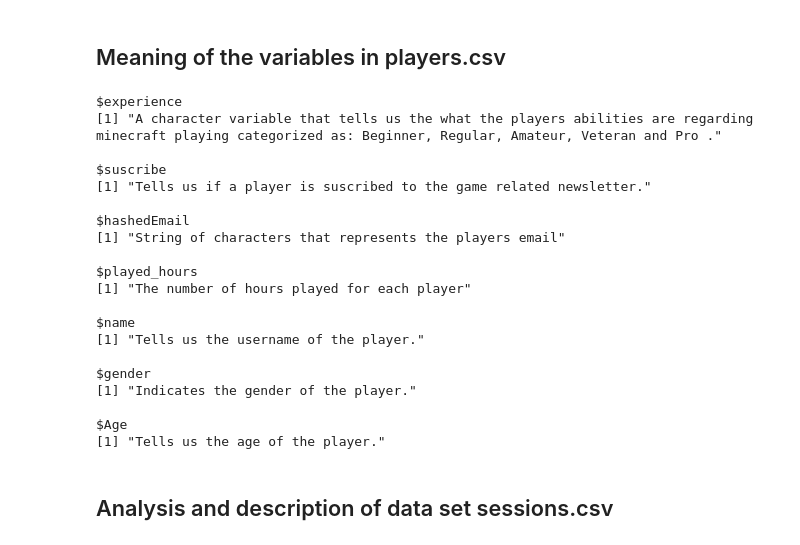
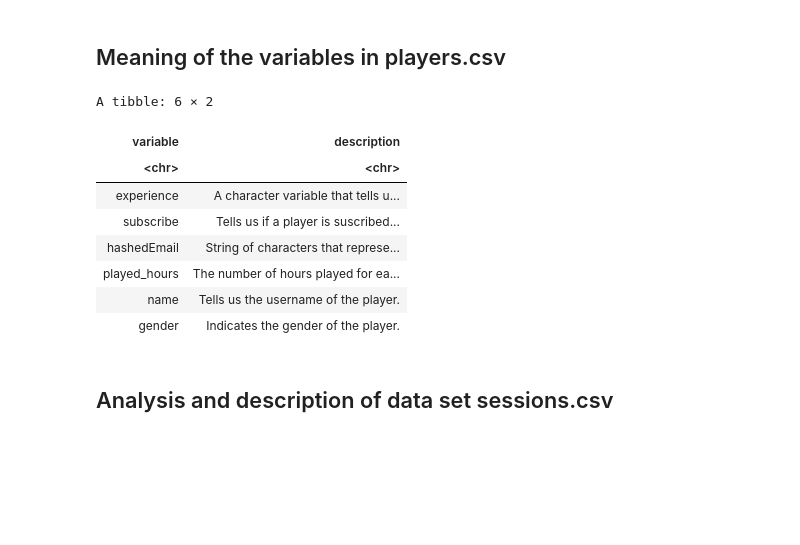
Before and after one commit to Jvantunen/DSCI_minecraft_project_group2, a Jupyter notebook: DSCI_individual_progect_Group_2.ipynb, the cells around one changed output. Cells and saved outputs as stored; diff of their text form; code cells hidden in the pictures; blank space fills up the shorter version.

Commit message:
Made formatting changes to the library to specify the number of rows and digits. Finalized the plot 2 format.

```diff
--- a/DSCI_individual_progect_Group_2.ipynb
+++ b/DSCI_individual_progect_Group_2.ipynb
@@ -82,34 +68,32 @@ The above code shows that there are 196 observations in the player data set and
 # %%
 variable_meaning<- list(
 experience=  "A character variable that tells us the what the players abilities are regarding minecraft playing categorized as: Beginner, Regular, Amateur, Veteran and Pro .",
-suscribe =  "Tells us if a player is suscribed to the game related newsletter.",
+subscribe =  "Tells us if a player is suscribed to the game related newsletter.",
 hashedEmail = "String of characters that represents the players email",
 played_hours = "The number of hours played for each player",
 name = "Tells us the username of the player.",
 gender= "Indicates the gender of the player.",
 Age= "Tells us the age of the player.")
-variable_meaning
+
+variable_definition<-as.data.frame(variable_meaning)
+
+variable_meaning_long<- variable_definition|>
+  pivot_longer(
+    cols = everything(),
+    names_to = "variable",
+    values_to = "description")
+
+head(variable_meaning_long, n=6)
 # %% [output]
-$experience
-[1] "A character variable that tells us the what the players abilities are regarding minecraft playing categorized as: Beginner, Regular, Amateur, Veteran and Pro ."
-
-$suscribe
-[1] "Tells us if a player is suscribed to the game related newsletter."
-
-$hashedEmail
-[1] "String of characters that represents the players email"
-
-$played_hours
-[1] "The number of hours played for each player"
-
-$name
-[1] "Tells us the username of the player."
-
-$gender
-[1] "Indicates the gender of the player."
-
-$Age
-[1] "Tells us the age of the player."
+A tibble: 6 × 2
+| variable | description |
+| <chr> | <chr> |
+| experience | A character variable that tells u... |
+| subscribe | Tells us if a player is suscribed... |
+| hashedEmail | String of characters that represe... |
+| played_hours | The number of hours played for ea... |
+| name | Tells us the username of the player. |
+| gender | Indicates the gender of the player. |
 # %% [markdown]
 ## Analysis and description of data set sessions.csv
 # %%
```
Also changed, not shown: parts of 7 cells of this notebook.
